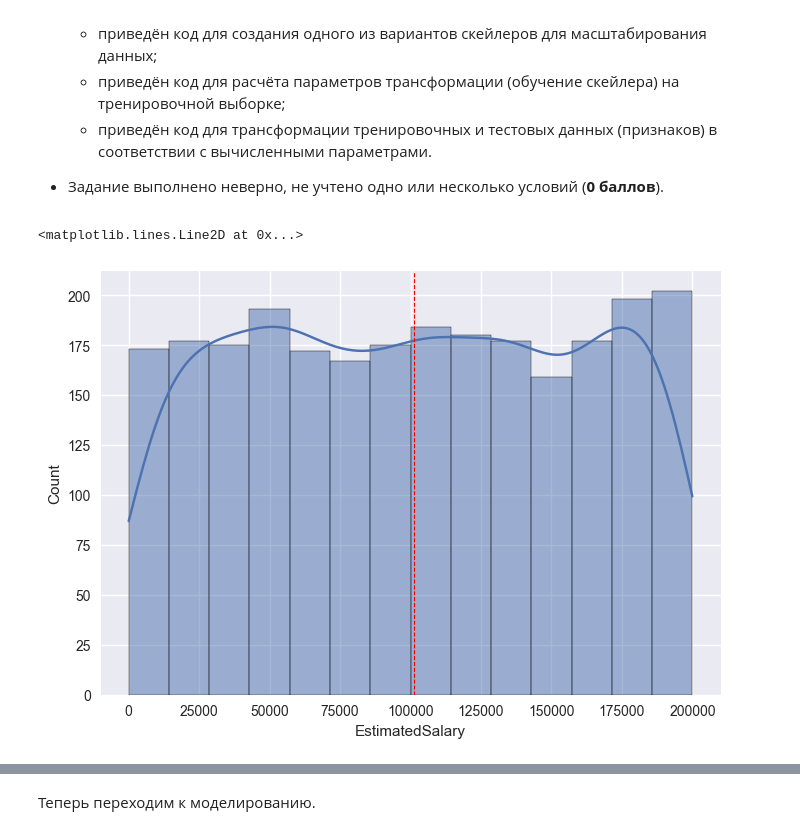
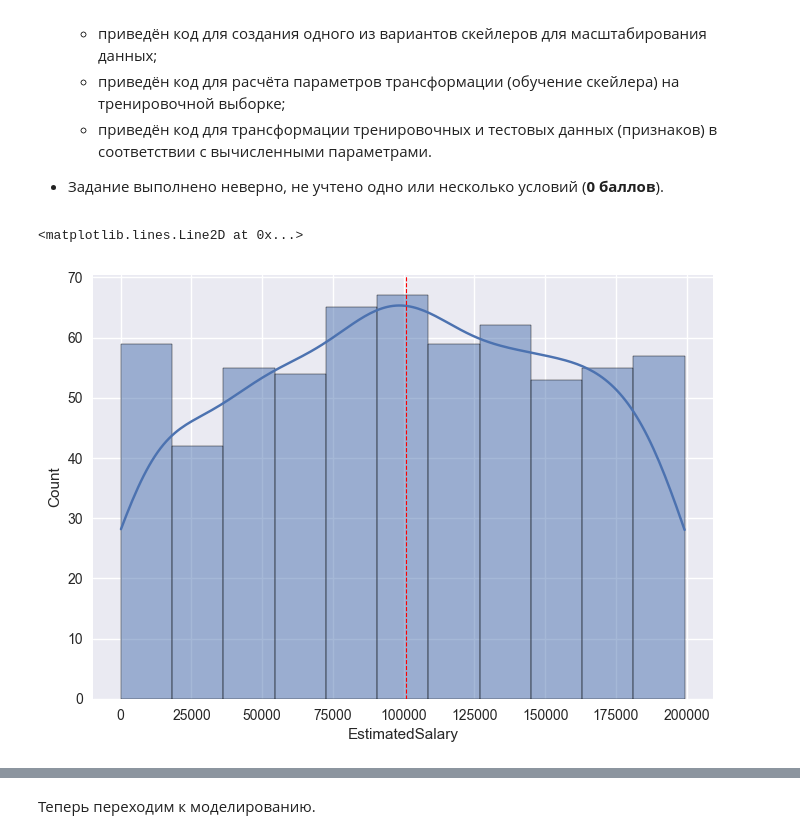
Before and after one commit to Lepnik/data_science_lnv, a Jupyter notebook: ML/ML-3/ML-3._Практика._Ноутбук-Lepnik.ipynb, the cells around one changed output, grey strips where cells are left out. Drawn from its saved outputs; the diff is of its cells as text; code cells hidden in the pictures.

```diff
--- a/ML/ML-3/ML-3._Практика._Ноутбук-Lepnik.ipynb
+++ b/ML/ML-3/ML-3._Практика._Ноутбук-Lepnik.ipynb
@@ -418,12 +429,10 @@ Name: Loyality, dtype: float64
 
 - Задание выполнено неверно, не учтено одно или несколько условий (**0 баллов**).
 # %%
-X1, X2 = X.copy(), X.copy()
-sns.histplot(X1['EstimatedSalary'], kde=True)
-plt.axvline(X1['EstimatedSalary'].mean(), color='red', linestyle='--', linewidth=0.8)
-#sns.boxplot(X['CreditScore'], orient='h')
+sns.histplot(X_train['EstimatedSalary'], kde=True)
+plt.axvline(X_train['EstimatedSalary'].mean(), color='red', linestyle='--', linewidth=0.8)
 # %% [output]
 <matplotlib.lines.Line2D at 0x...>
-[figure, old version]
+[figure, new version]
 # %%
 #Логарифмируем числовые признаки, чтобы придать им форму нормального распределения
```
Also changed, not shown: parts of 11 cells of this notebook.
